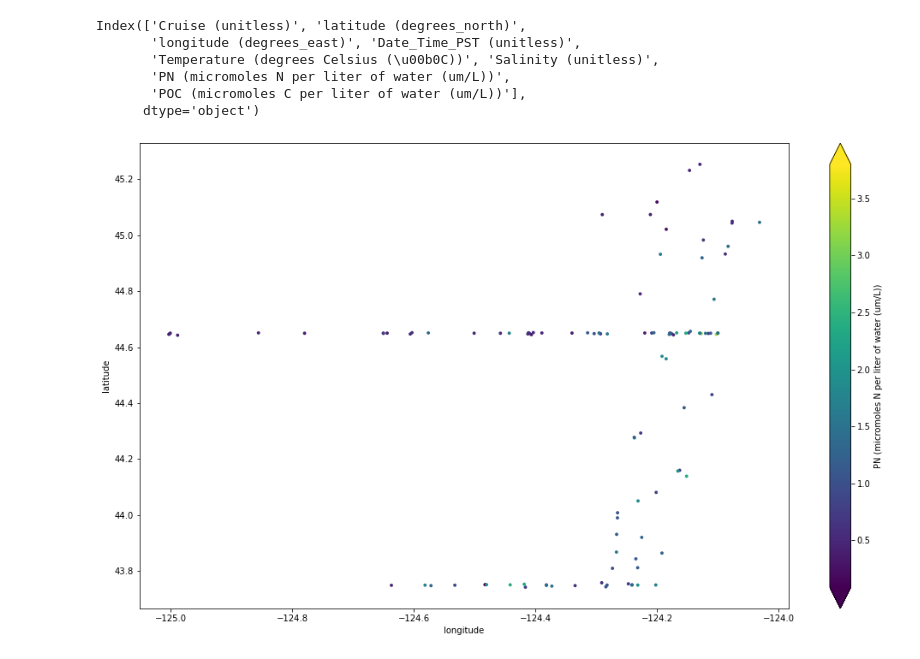
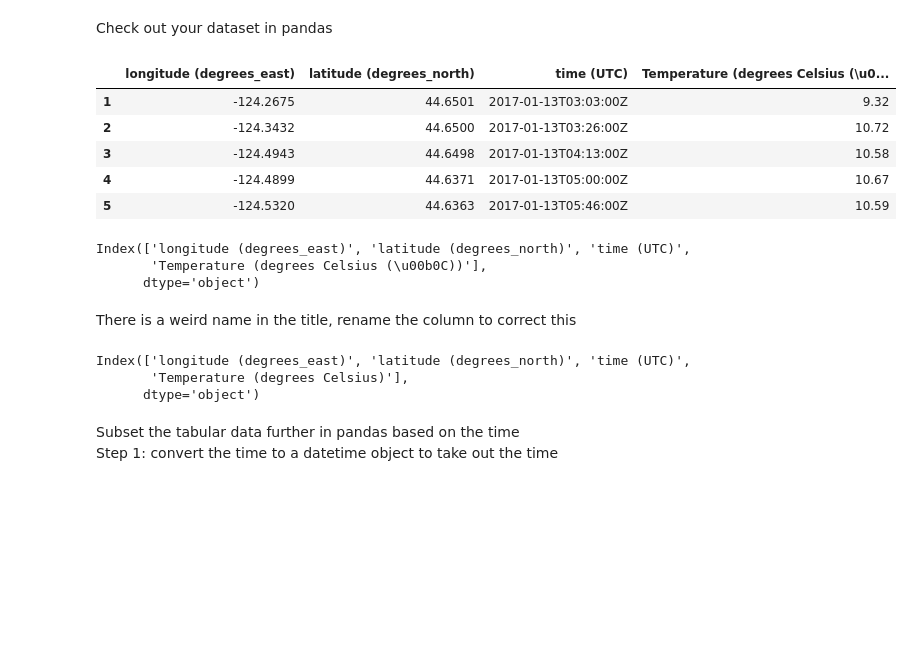
Before and after one commit to k-rns/workshop_data_reuse, a Jupyter notebook: _episodes/04_dataset_directly.ipynb, the cells around one changed output. Saved outputs shown, nothing was run; the diff lists cells and outputs as text; code cells hidden in the pictures; blank space fills up the shorter version.

Commit message:
dataset aggregation

```diff
--- a/_episodes/04_dataset_directly.ipynb
+++ b/_episodes/04_dataset_directly.ipynb
@@ -6,0 +32,8 @@ Erddapy is a package that helps create the ERDDAP URLs. You can create virtually
+# %%
+#find the variables
+info_url = e.get_info_url(dataset_id="bcodmo_dataset_817952")
+pd.read_csv(info_url)
+
+pd.set_option('display.max_rows', None) #make sure that jupyter notebook shows all rows
+dataframe = pd.read_csv(info_url)
+dataframe
@@ -98,31 +128,31 @@ None
-# %%
-print (df.columns)
-# %% [output]
-Index(['Cruise (unitless)', 'latitude (degrees_north)',
-       'longitude (degrees_east)', 'Date_Time_PST (unitless)',
-       'Temperature (degrees Celsius (\u00b0C))', 'Salinity (unitless)',
-       'PN (micromoles N per liter of water (um/L))',
-       'POC (micromoles C per liter of water (um/L))'],
-      dtype='object')
-# %%
-%matplotlib inline
-
-import matplotlib.pyplot as plt
-import matplotlib.dates as mdates
-
-fig, ax = plt.subplots(figsize=(17, 10))
-cs = ax.scatter(
-    x=df["longitude (degrees_east)"],
-    y=df["latitude (degrees_north)"],
-    s=15,
-    c=df["PN (micromoles N per liter of water (um/L))"],
-    marker="o",
-    edgecolor="none"
-)
-
-cbar = fig.colorbar(cs, orientation="vertical", extend="both")
-cbar.ax.set_ylabel("PN (micromoles N per liter of water (um/L))")
-ax.set_ylabel("latitude");
-ax.set_xlabel("longitude");
-# %% [output]
-[figure, removed]
+# %% [markdown]
+Check out your dataset in pandas
+# %%
+# print the dataframe to check what data is in there specifically.
+df_bcodmo.head()
+# %% [output]
+|  | longitude (degrees_east) | latitude (degrees_north) | time (UTC) | Temperature (degrees Celsius (\u0... |
+| 1 | -124.2675 | 44.6501 | 2017-01-13T03:03:00Z | 9.32 |
+| 2 | -124.3432 | 44.6500 | 2017-01-13T03:26:00Z | 10.72 |
+| 3 | -124.4943 | 44.6498 | 2017-01-13T04:13:00Z | 10.58 |
+| 4 | -124.4899 | 44.6371 | 2017-01-13T05:00:00Z | 10.67 |
+| 5 | -124.5320 | 44.6363 | 2017-01-13T05:46:00Z | 10.59 |
+# %%
+# print the column names
+print (df_bcodmo.columns)
+# %% [output]
+Index(['longitude (degrees_east)', 'latitude (degrees_north)', 'time (UTC)',
+       'Temperature (degrees Celsius (\u00b0C))'],
+      dtype='object')
+# %% [markdown]
+There is a weird name in the title, rename the column to correct this
+# %%
+df_bcodmo.rename(columns={df_bcodmo.columns.values[3]: 'Temperature (degrees Celsius)'}, inplace=True)
+print (df_bcodmo.columns)
+# %% [output]
+Index(['longitude (degrees_east)', 'latitude (degrees_north)', 'time (UTC)',
+       'Temperature (degrees Celsius)'],
+      dtype='object')
+# %% [markdown]
+Subset the tabular data further in pandas based on the time
+Step 1: convert the time to a datetime object to take out the time
```
Also changed, not shown: parts of 29 cells of this notebook, 1 other file.
